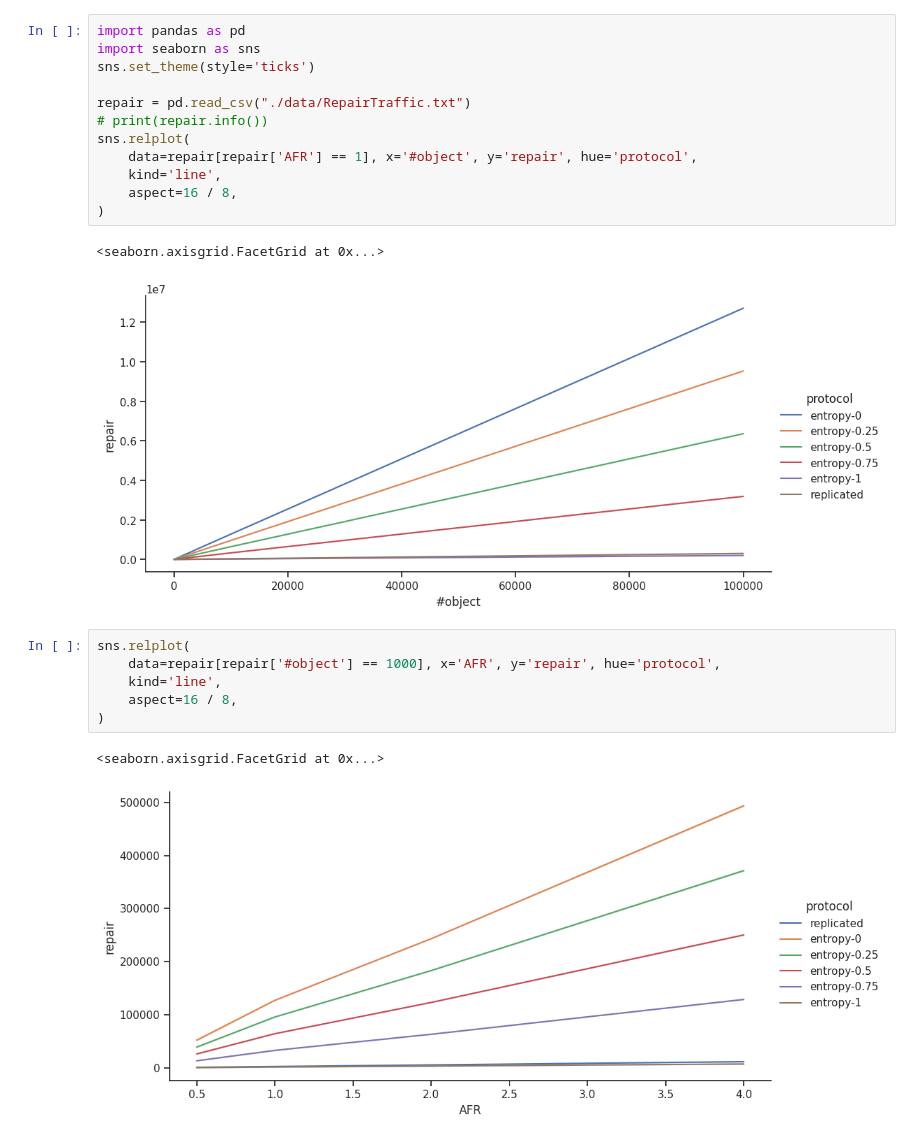
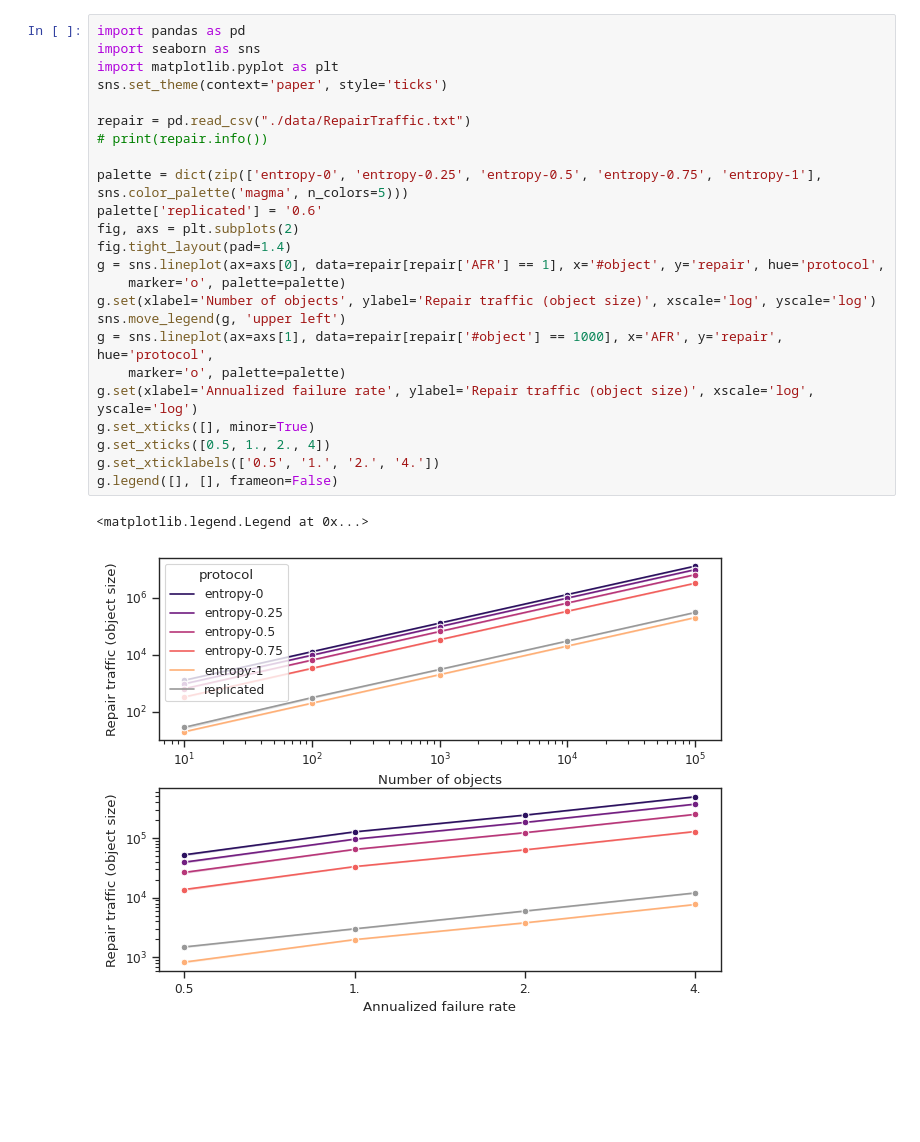
Before and after one commit to sgdxbc/festival, a Jupyter notebook: plot/repair.ipynb, the cells around one changed output. Cells and saved outputs as stored; diff of their text form; blank space fills up the shorter version.

```diff
--- a/plot/repair.ipynb
+++ b/plot/repair.ipynb
@@ -1,24 +1,27 @@
-# %%
-import pandas as pd
-import seaborn as sns
-sns.set_theme(style='ticks')
-
-repair = pd.read_csv("./data/RepairTraffic.txt")
-# print(repair.info())
-sns.relplot(
-    data=repair[repair['AFR'] == 1], x='#object', y='repair', hue='protocol',
-    kind='line',
-    aspect=16 / 8,
-)
-# %% [output]
-<seaborn.axisgrid.FacetGrid at 0x...>
-[figure, removed]
-# %%
-sns.relplot(
-    data=repair[repair['#object'] == 1000], x='AFR', y='repair', hue='protocol',
-    kind='line',
-    aspect=16 / 8,
-)
-# %% [output]
-<seaborn.axisgrid.FacetGrid at 0x...>
-[figure, removed]
+# %%
+import pandas as pd
+import seaborn as sns
+import matplotlib.pyplot as plt
+sns.set_theme(context='paper', style='ticks')
+
+repair = pd.read_csv("./data/RepairTraffic.txt")
+# print(repair.info())
+
+palette = dict(zip(['entropy-0', 'entropy-0.25', 'entropy-0.5', 'entropy-0.75', 'entropy-1'], sns.color_palette('magma', n_colors=5)))
+palette['replicated'] = '0.6'
+fig, axs = plt.subplots(2)
+fig.tight_layout(pad=1.4)
+g = sns.lineplot(ax=axs[0], data=repair[repair['AFR'] == 1], x='#object', y='repair', hue='protocol',
+    marker='o', palette=palette)
+g.set(xlabel='Number of objects', ylabel='Repair traffic (object size)', xscale='log', yscale='log')
+sns.move_legend(g, 'upper left')
+g = sns.lineplot(ax=axs[1], data=repair[repair['#object'] == 1000], x='AFR', y='repair', hue='protocol',
+    marker='o', palette=palette)
+g.set(xlabel='Annualized failure rate', ylabel='Repair traffic (object size)', xscale='log', yscale='log')
+g.set_xticks([], minor=True)
+g.set_xticks([0.5, 1., 2., 4])
+g.set_xticklabels(['0.5', '1.', '2.', '4.'])
+g.legend([], [], frameon=False)
+# %% [output]
+<matplotlib.legend.Legend at 0x...>
+[figure, added]
```
Also changed, not shown: 6 other files.
